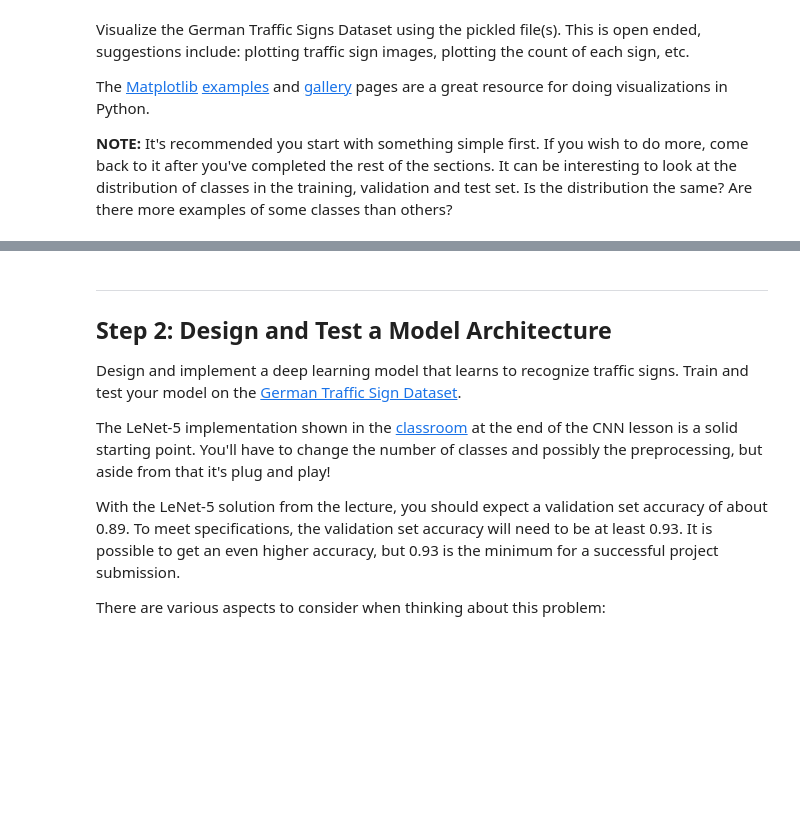
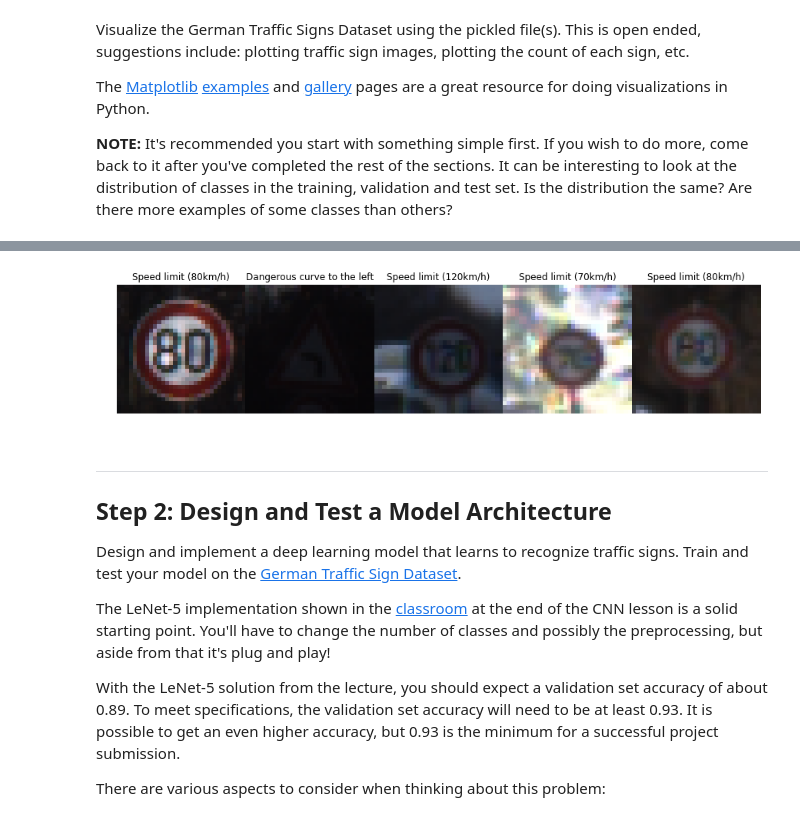
Before and after one commit to kdsian/CarND-P2-Traffic-Sign-Classifier, a Jupyter notebook: Traffic_Sign_Classifier.ipynb, the cells around one changed output, grey strips where cells are left out. Saved outputs shown, nothing was run; the diff lists cells and outputs as text; code cells hidden in the pictures; blank space fills up the shorter version.

```diff
--- a/Traffic_Sign_Classifier.ipynb
+++ b/Traffic_Sign_Classifier.ipynb
@@ -115,3 +138,7 @@ print(y_train[index])
+# %%
+plot_image(X_test,y_test,title=True)
+# %% [output]
+[figure, added]
 # %% [markdown]
 ----
 
```
Also changed, not shown: parts of 39 cells of this notebook, 16 other files.
